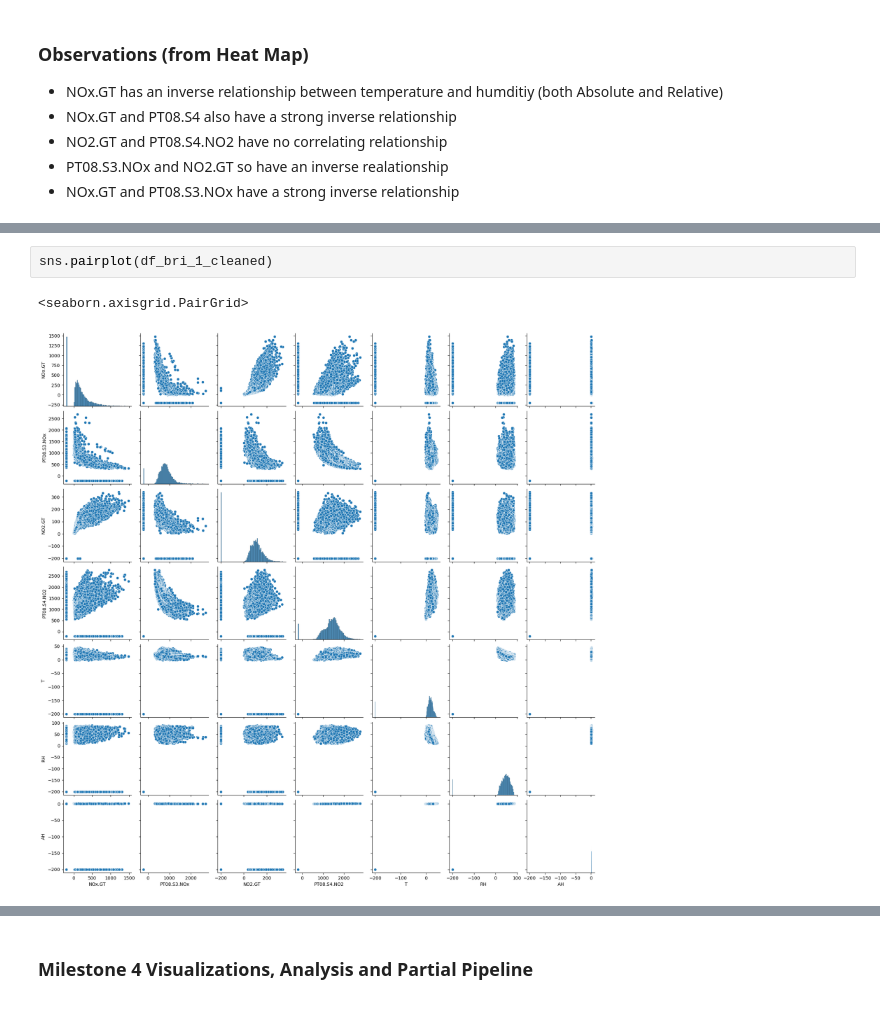
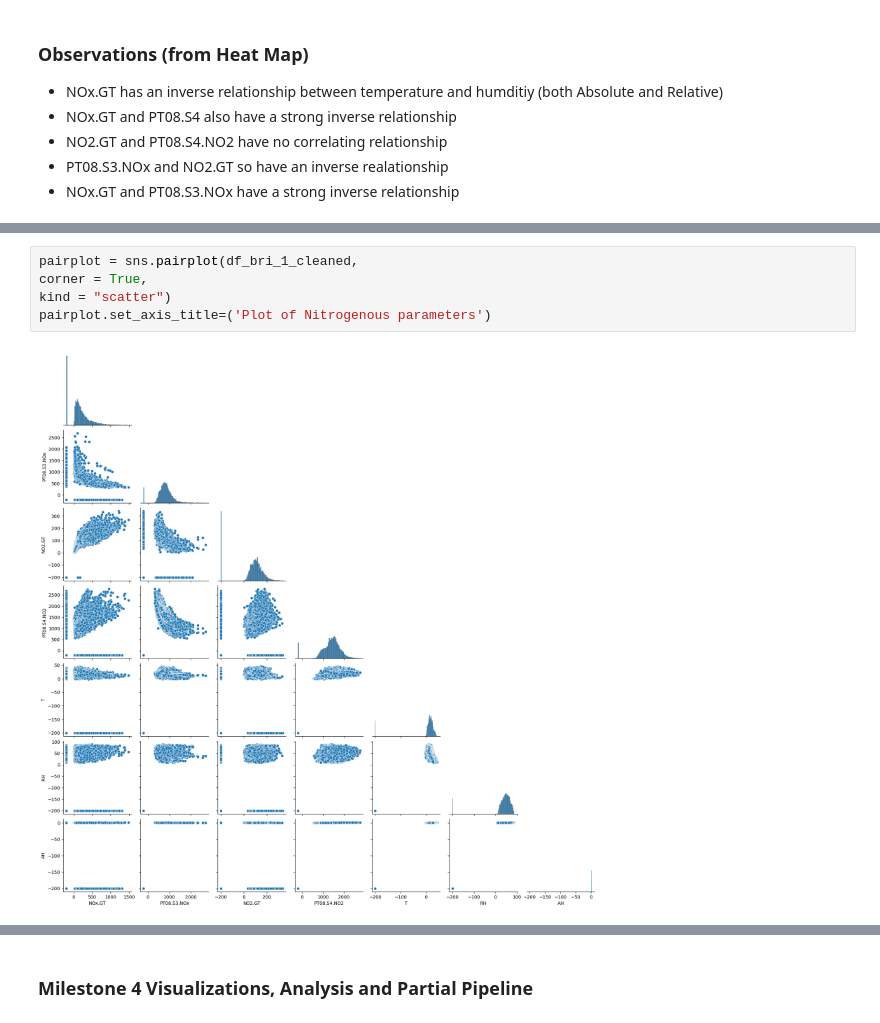
Before and after one commit to ubco-W2022T2-data301/project-group-group59, a Jupyter notebook: analysis/analysis2.ipynb, the cells around one changed output, grey strips where cells are left out. Saved outputs shown, nothing was run; the diff lists cells and outputs as text.

Commit message:
added figures finishing pm4

```diff
--- a/analysis/analysis2.ipynb
+++ b/analysis/analysis2.ipynb
@@ -265,5 +268,7 @@ heatmap.set(title='Heatmap of Nitrogenous parameters')
-# %%
-sns.pairplot(df_bri_1_cleaned)
-# %% [output]
-<seaborn.axisgrid.PairGrid>
-[figure, removed]
+# %%
+pairplot = sns.pairplot(df_bri_1_cleaned,
+corner = True,
+kind = "scatter")
+pairplot.set_axis_title=('Plot of Nitrogenous parameters')
+# %% [output]
+[figure, added]
```
Also changed, not shown: parts of 25 cells of this notebook, 2 other files.
